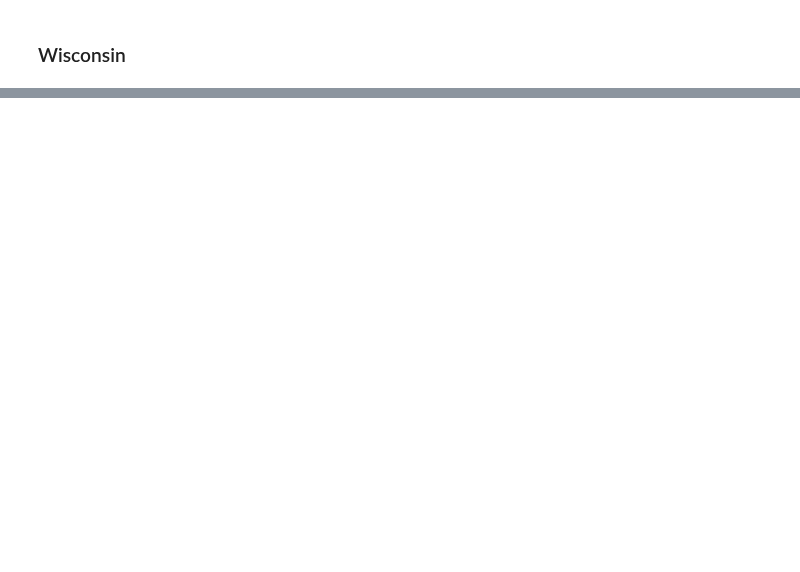
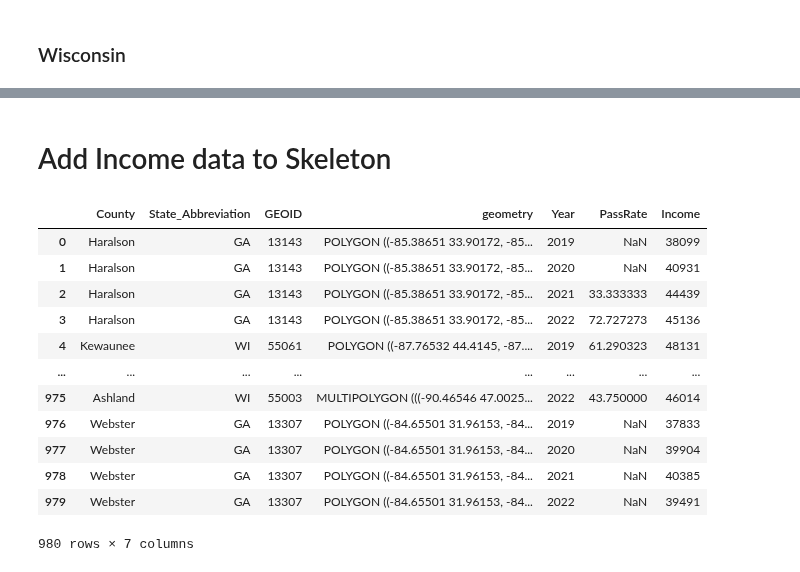
Before and after one commit to mcelhens/AP-Outcomes-to-University-Metrics, a Jupyter notebook: streamlit_app/Preparing_Counties_Choropleth.ipynb, the cells around one changed output, grey strips where cells are left out. Saved outputs shown, nothing was run; the diff lists cells and outputs as text; code cells hidden in the pictures; blank space fills up the shorter version.

```diff
--- a/streamlit_app/Preparing_Counties_Choropleth.ipynb
+++ b/streamlit_app/Preparing_Counties_Choropleth.ipynb
@@ -101,0 +213,18 @@ states_map_data.to_csv('States_Counties_Map_Data.csv')
+# %%
+merged = skeleton.merge(
+    GA_map_data,
+    on = ['County', 'State_Abbreviation', 'Year'],
+    how = 'left',
+    suffixes = ('', '_GA')
+)
+merged = merged.merge(
+    WI_map_data,
+    on = ['County', 'State_Abbreviation', 'Year'],
+    how = 'left',
+    suffixes = ('', '_WI')
+)
+merged['PassRate'] = merged['PassRate'].fillna(merged['PassRate_GA'])
+merged['PassRate'] = merged['PassRate'].fillna(merged['PassRate_WI'])
+merged = merged.drop(columns=['PassRate_GA', 'PassRate_WI'])
+skeleton = merged
+skeleton.head()
@@ -101,0 +260,28 @@ states_map_data.to_csv('States_Counties_Map_Data.csv')
+# %% [markdown]
+# Add Income data to Skeleton
+# %%
+merged = skeleton.merge(
+    incomes,
+    on = ['County', 'State_Abbreviation', 'Year'],
+    how = 'left',
+    suffixes = ('', '_incomes')
+)
+merged['Income'] = merged['Income'].fillna(merged['Income_incomes'])
+merged = merged.drop(columns=['Income_incomes'])
+merged.head()
+skeleton = merged
+skeleton
+# %% [output]
+|  | County | State_Abbreviation | GEOID | geometry | Year | PassRate | Income |
+| 0 | Haralson | GA | 13143 | POLYGON ((-85.38651 33.90172, -85... | 2019 | NaN | 38099 |
+| 1 | Haralson | GA | 13143 | POLYGON ((-85.38651 33.90172, -85... | 2020 | NaN | 40931 |
+| 2 | Haralson | GA | 13143 | POLYGON ((-85.38651 33.90172, -85... | 2021 | 33.333333 | 44439 |
+| 3 | Haralson | GA | 13143 | POLYGON ((-85.38651 33.90172, -85... | 2022 | 72.727273 | 45136 |
+| 4 | Kewaunee | WI | 55061 | POLYGON ((-87.76532 44.4145, -87.... | 2019 | 61.290323 | 48131 |
+| ... | ... | ... | ... | ... | ... | ... | ... |
+| 975 | Ashland | WI | 55003 | MULTIPOLYGON (((-90.46546 47.0025... | 2022 | 43.750000 | 46014 |
+| 976 | Webster | GA | 13307 | POLYGON ((-84.65501 31.96153, -84... | 2019 | NaN | 37833 |
+| 977 | Webster | GA | 13307 | POLYGON ((-84.65501 31.96153, -84... | 2020 | NaN | 39904 |
+| 978 | Webster | GA | 13307 | POLYGON ((-84.65501 31.96153, -84... | 2021 | NaN | 40385 |
+| 979 | Webster | GA | 13307 | POLYGON ((-84.65501 31.96153, -84... | 2022 | NaN | 39491 |
+980 rows × 7 columns
```
Also changed, not shown: parts of 28 cells of this notebook, 3 other files.
